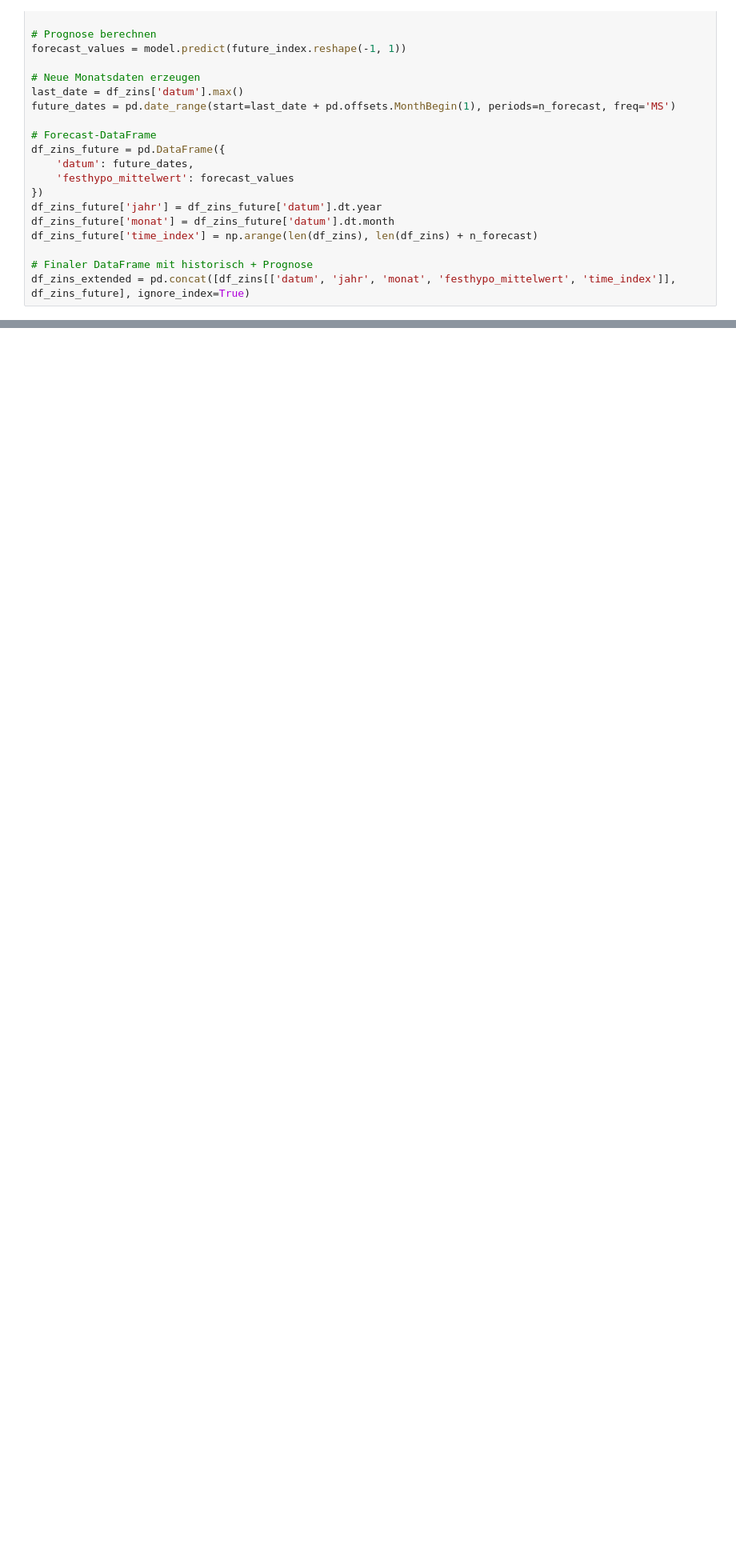
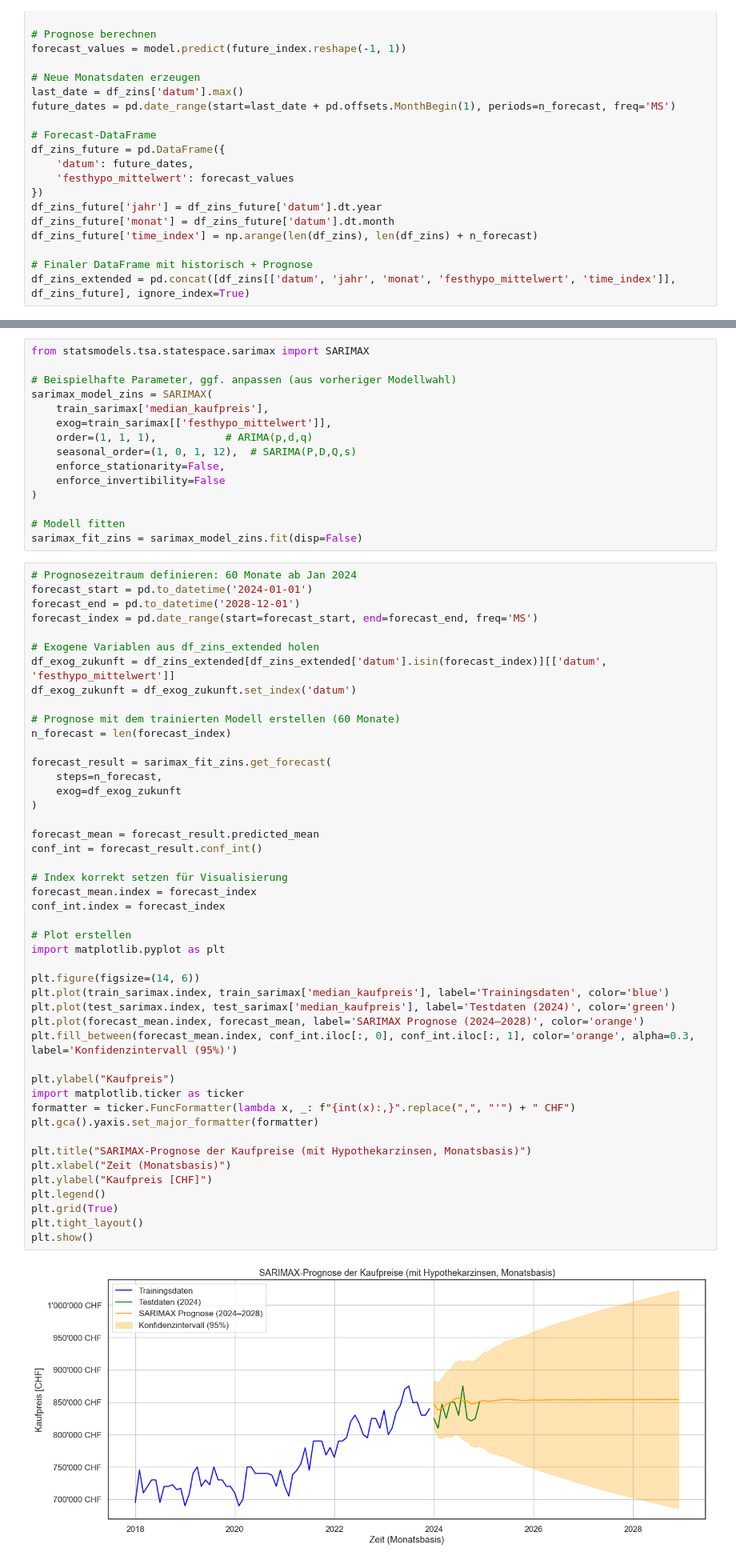
Before and after one commit to noeChicharro/Einfluss_von_Inflation_und_Zinsen_auf_den_Immobilienmark, a Jupyter notebook: src/antonio_jupyter_notebooks/Datenanalyse_Kapitel_4_5.ipynb, the cells around one changed output, grey strips where cells are left out. Shown at 80% size. Saved outputs shown, nothing was run; the diff lists cells and outputs as text; blank space fills up the shorter version.

```diff
--- a/src/antonio_jupyter_notebooks/Datenanalyse_Kapitel_4_5.ipynb
+++ b/src/antonio_jupyter_notebooks/Datenanalyse_Kapitel_4_5.ipynb
@@ -2225,0 +2193,63 @@ df_impi_extended = pd
+# %%
+from statsmodels.tsa.statespace.sarimax import SARIMAX
+
+# Beispielhafte Parameter, ggf. anpassen (aus vorheriger Modellwahl)
+sarimax_model_zins = SARIMAX(
+    train_sarimax['median_kaufpreis'],
+    exog=train_sarimax[['festhypo_mittelwert']],
+    order=(1, 1, 1),           # ARIMA(p,d,q)
+    seasonal_order=(1, 0, 1, 12),  # SARIMA(P,D,Q,s)
+    enforce_stationarity=False,
+    enforce_invertibility=False
+)
+
+# Modell fitten
+sarimax_fit_zins = sarimax_model_zins.fit(disp=False)
+# %%
+# Prognosezeitraum definieren: 60 Monate ab Jan 2024
+forecast_start = pd.to_datetime('2024-01-01')
+forecast_end = pd.to_datetime('2028-12-01')
+forecast_index = pd.date_range(start=forecast_start, end=forecast_end, freq='MS')
+
+# Exogene Variablen aus df_zins_extended holen
+df_exog_zukunft = df_zins_extended[df_zins_extended['datum'].isin(forecast_index)][['datum', 'festhypo_mittelwert']]
+df_exog_zukunft = df_exog_zukunft.set_index('datum')
+
+# Prognose mit dem trainierten Modell erstellen (60 Monate)
+n_forecast = len(forecast_index)
+
+forecast_result = sarimax_fit_zins.get_forecast(
+    steps=n_forecast,
+    exog=df_exog_zukunft
+)
+
+forecast_mean = forecast_result.predicted_mean
+conf_int = forecast_result.conf_int()
+
+# Index korrekt setzen für Visualisierung
+forecast_mean.index = forecast_index
+conf_int.index = forecast_index
+
+# Plot erstellen
+import matplotlib.pyplot as plt
+
+plt.figure(figsize=(14, 6))
+plt.plot(train_sarimax.index, train_sarimax['median_kaufpreis'], label='Trainingsdaten', color='blue')
+plt.plot(test_sarimax.index, test_sarimax['median_kaufpreis'], label='Testdaten (2024)', color='green')
+plt.plot(forecast_mean.index, forecast_mean, label='SARIMAX Prognose (2024–2028)', color='orange')
+plt.fill_between(forecast_mean.index, conf_int.iloc[:, 0], conf_int.iloc[:, 1], color='orange', alpha=0.3, label='Konfidenzintervall (95%)')
+
+plt.ylabel("Kaufpreis")
+import matplotlib.ticker as ticker
+formatter = ticker.FuncFormatter(lambda x, _: f"{int(x):,}".replace(",", "'") + " CHF")
+plt.gca().yaxis.set_major_formatter(formatter)
+
+plt.title("SARIMAX-Prognose der Kaufpreise (mit Hypothekarzinsen, Monatsbasis)")
+plt.xlabel("Zeit (Monatsbasis)")
+plt.ylabel("Kaufpreis [CHF]")
+plt.legend()
+plt.grid(True)
+plt.tight_layout()
+plt.show()
+# %% [output]
+[figure, added]
```
Also changed, not shown: parts of 11 cells of this notebook, 1 other file.
